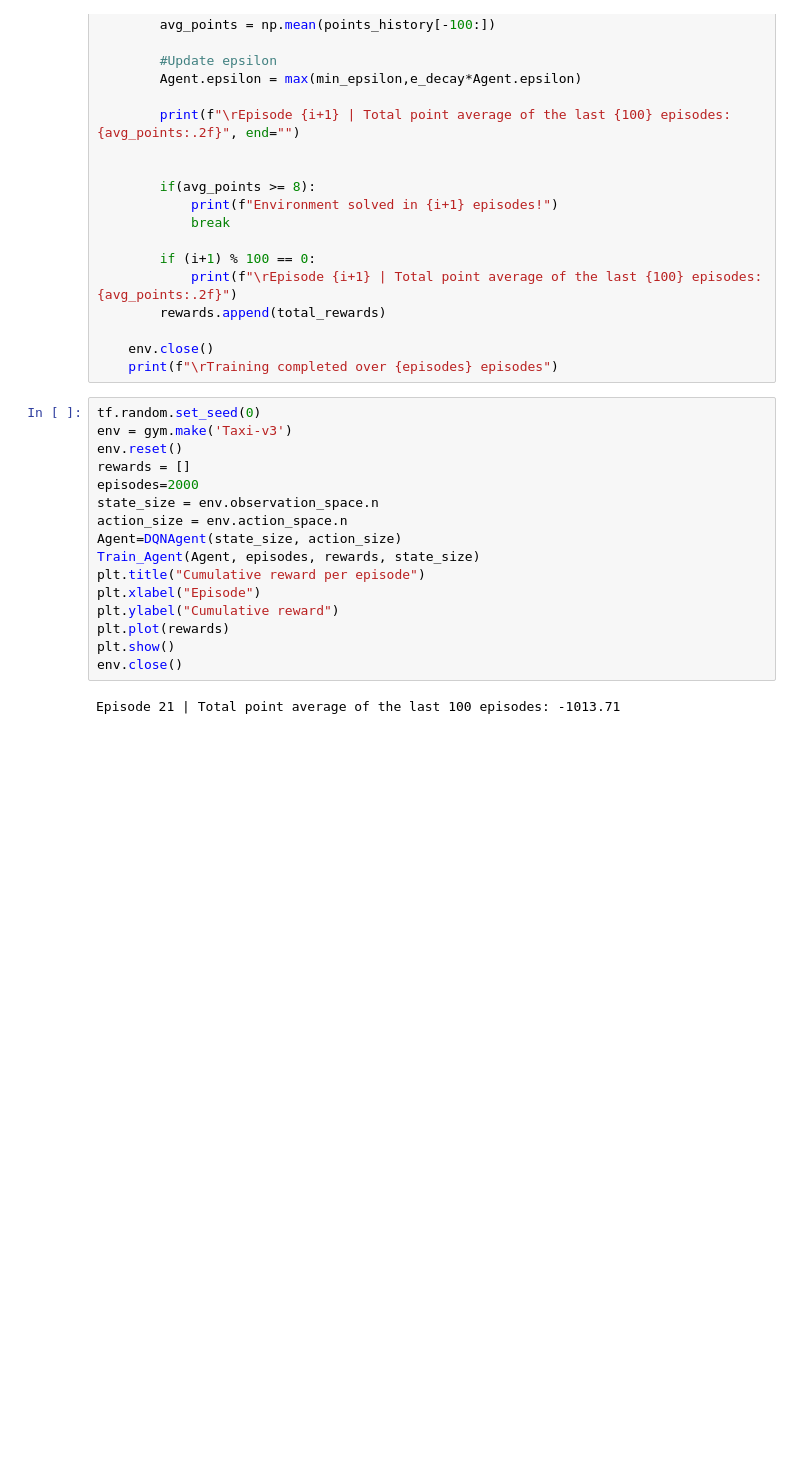
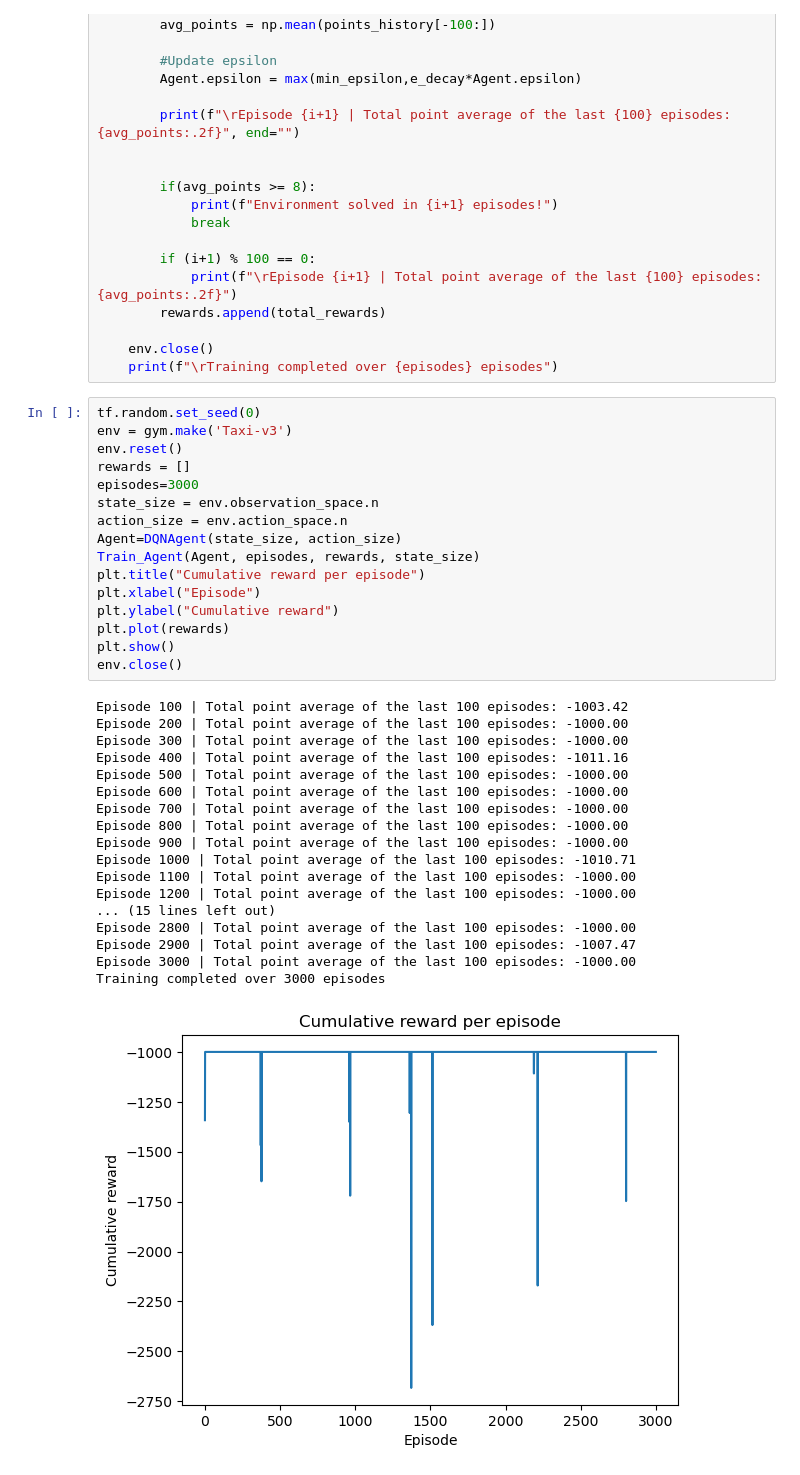
Before and after one commit to lolalic/CS4049-CA2, a Jupyter notebook: DQN_UCB.ipynb, the cells around one changed output. Cells and saved outputs as stored; diff of their text form; blank space fills up the shorter version.

Commit message:
upgrade output with 3000 episodes

```diff
--- a/DQN_UCB.ipynb
+++ b/DQN_UCB.ipynb
@@ -166,18 +166,35 @@ def Train_Agent(Agent, episodes, rewards, state_size):
 # %%
 tf.random.set_seed(0)
 env = gym.make('Taxi-v3')
 env.reset()
 rewards = []
-episodes=2000
+episodes=3000
 state_size = env.observation_space.n
 action_size = env.action_space.n
 Agent=DQNAgent(state_size, action_size)
 Train_Agent(Agent, episodes, rewards, state_size)
 plt.title("Cumulative reward per episode")
 plt.xlabel("Episode")
 plt.ylabel("Cumulative reward")
 plt.plot(rewards)
 plt.show()
 env.close()
 # %% [output]
-Episode 21 | Total point average of the last 100 episodes: -1013.71
+Episode 100 | Total point average of the last 100 episodes: -1003.42
+Episode 200 | Total point average of the last 100 episodes: -1000.00
+Episode 300 | Total point average of the last 100 episodes: -1000.00
+Episode 400 | Total point average of the last 100 episodes: -1011.16
+Episode 500 | Total point average of the last 100 episodes: -1000.00
+Episode 600 | Total point average of the last 100 episodes: -1000.00
+Episode 700 | Total point average of the last 100 episodes: -1000.00
+Episode 800 | Total point average of the last 100 episodes: -1000.00
+Episode 900 | Total point average of the last 100 episodes: -1000.00
+Episode 1000 | Total point average of the last 100 episodes: -1010.71
+Episode 1100 | Total point average of the last 100 episodes: -1000.00
+Episode 1200 | Total point average of the last 100 episodes: -1000.00
+... (15 lines left out)
+Episode 2800 | Total point average of the last 100 episodes: -1000.00
+Episode 2900 | Total point average of the last 100 episodes: -1007.47
+Episode 3000 | Total point average of the last 100 episodes: -1000.00
+Training completed over 3000 episodes
+[figure, added]
```
